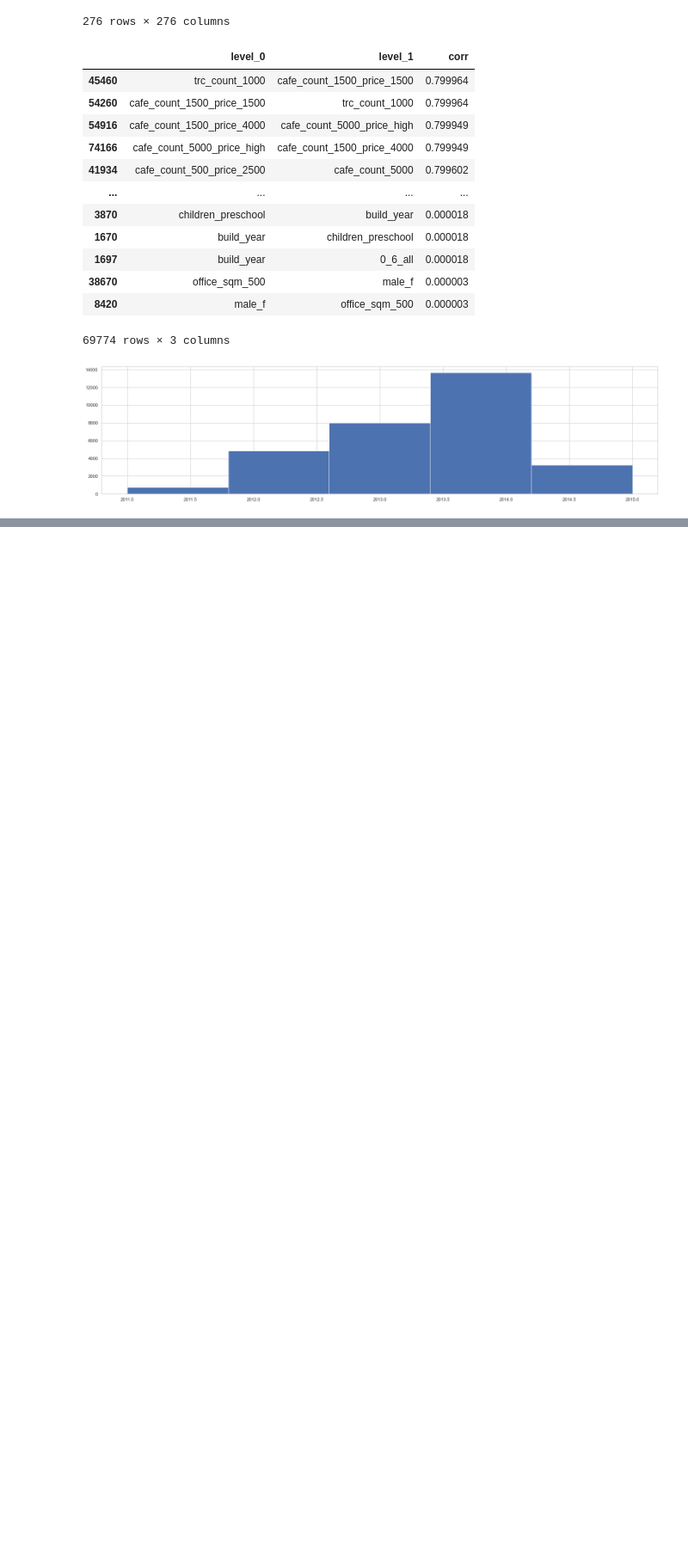
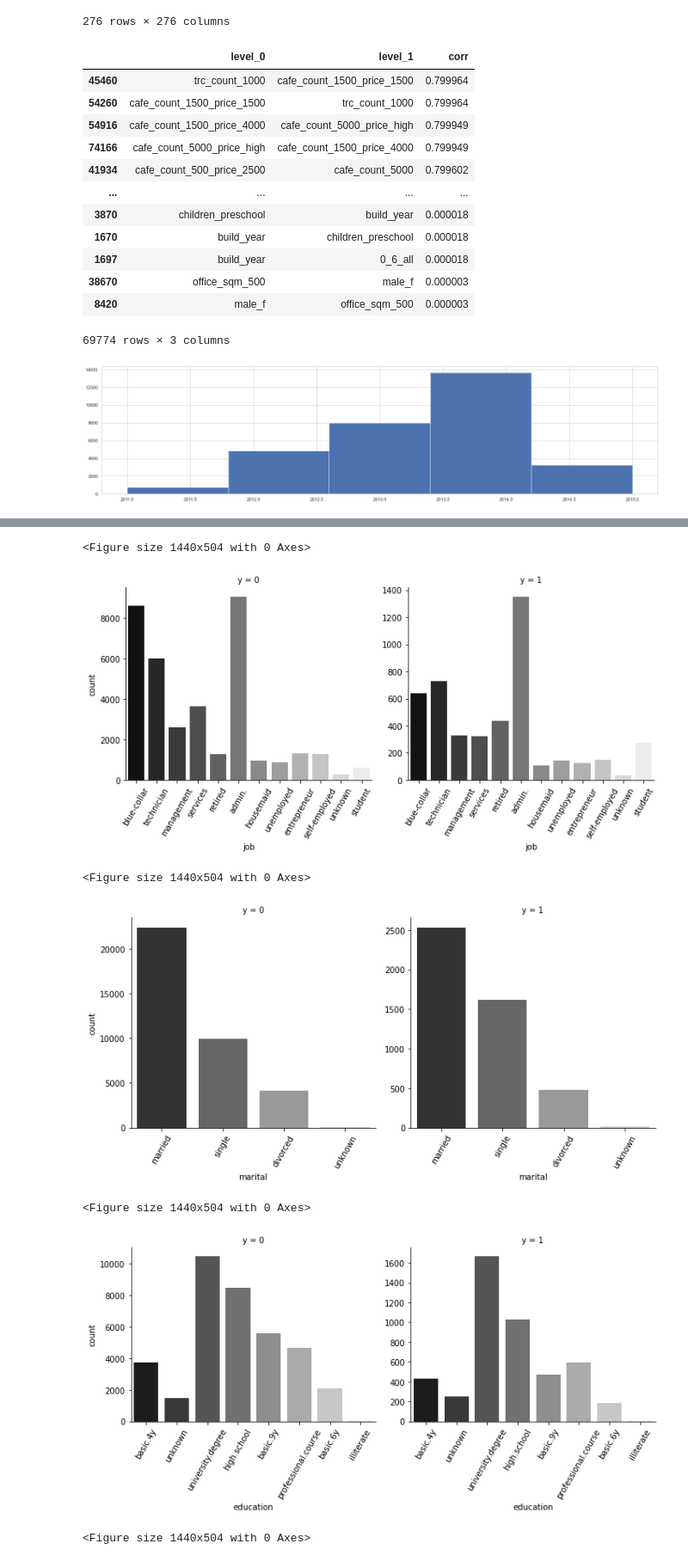
Before and after one commit to AlexanderGithubProfile/TEMP_WORKING_REPOSITORY, a Jupyter notebook: karpov_start_ml_course.ipynb, the cells around one changed output, grey strips where cells are left out. Shown at 86% size. Drawn from its saved outputs; the diff is of its cells as text; code cells hidden in the pictures; blank space fills up the shorter version.

```diff
--- a/karpov_start_ml_course.ipynb
+++ b/karpov_start_ml_course.ipynb
@@ -1693,0 +2002,20 @@ print(get_top_abs_correlations(df[numeric_columns], 50)) #выведем топ
+# %%
+categorical_columns = data.loc[:,data.dtypes == 'object']
+for i in categorical_columns.columns:
+    custom_palette = ["#FF0000", "#00FF00", "#0000FF"]
+    plt.figure(figsize=(20,7))
+    sns.catplot(x=i, col='y',
+                data=data,
+                kind='count',
+                sharey=False,
+                palette='gray') \
+                .set_xticklabels(rotation=60)
+    plt.tight_layout()
+# %% [output]
+<Figure size 1440x504 with 0 Axes>
+[figure, added]
+<Figure size 1440x504 with 0 Axes>
+[figure, added]
+<Figure size 1440x504 with 0 Axes>
+[figure, added]
+<Figure size 1440x504 with 0 Axes>
```
Also changed, not shown: parts of 64 cells of this notebook.
